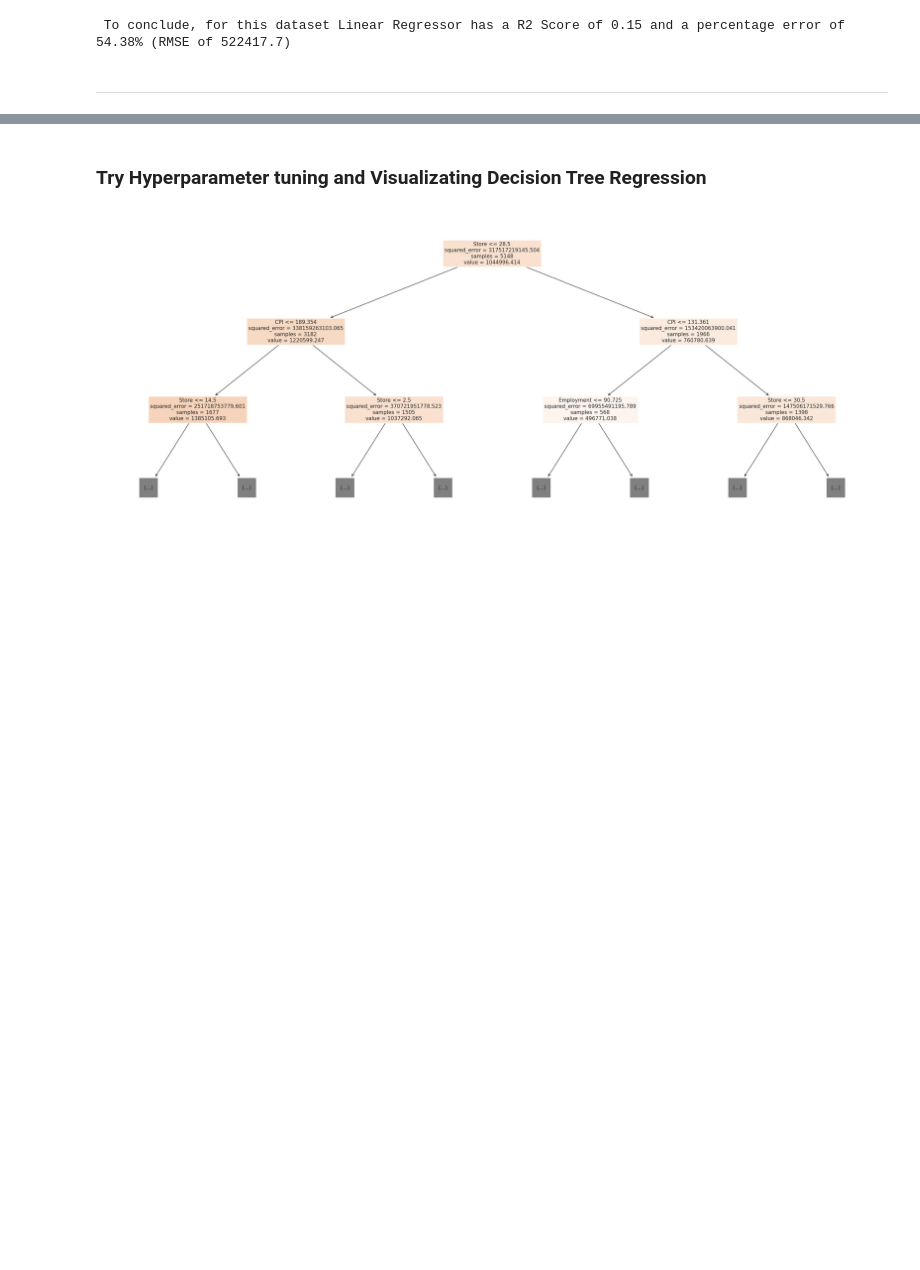
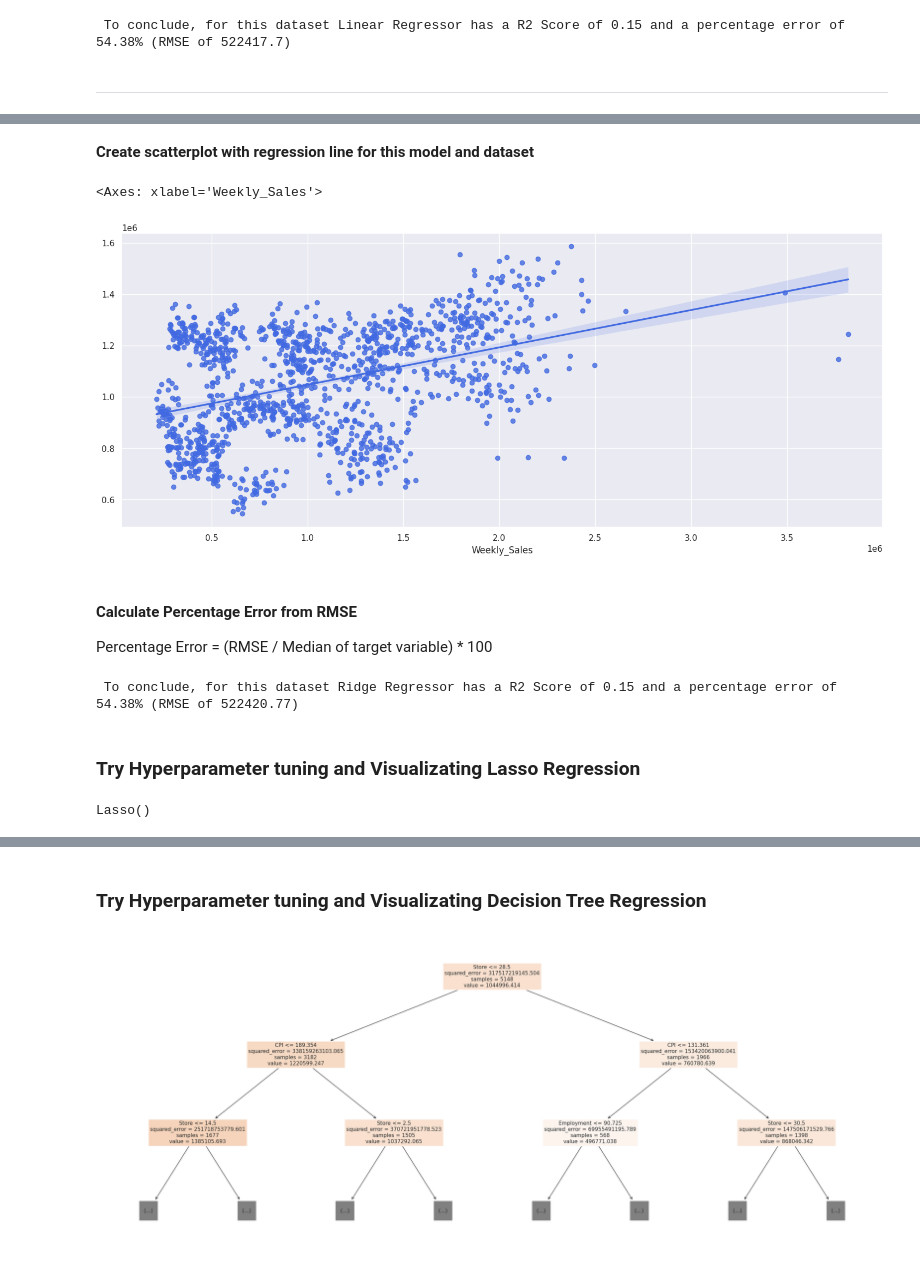
Before and after one commit to SatNichapon/DSI205_project, a Jupyter notebook: DSI205project.ipynb, the cells around one changed output, grey strips where cells are left out. Drawn from its saved outputs; the diff is of its cells as text; code cells hidden in the pictures; blank space fills up the shorter version.

```diff
--- a/DSI205project.ipynb
+++ b/DSI205project.ipynb
@@ -617,0 +666,11 @@ print(f'\033[1m To conclude, for this dataset Linear Regressor has a R2 Score of
+# %% [markdown]
+**Create scatterplot with regression line for this model and dataset**
+# %%
+plt.figure(figsize=(18, 7))
+sns.regplot(x=y_test, y=y_pred, ci=95, color ='royalblue')
+# %% [output]
+<Axes: xlabel='Weekly_Sales'>
+[figure, added]
+# %% [markdown]
+**<h4> Calculate Percentage Error from RMSE </h4>**
+Percentage Error = (RMSE / Median of target variable) * 100
@@ -617,0 +684,11 @@ print(f'\033[1m To conclude, for this dataset Linear Regressor has a R2 Score of
+# %%
+print(f'\033[1m To conclude, for this dataset Ridge Regressor has a R2 Score of {r_square} and a percentage error of {percentage_error}% (RMSE of {rmse.astype(float).round(2)})')
+# %% [output]
+ To conclude, for this dataset Ridge Regressor has a R2 Score of 0.15 and a percentage error of 54.38% (RMSE of 522420.77)
+# %% [markdown]
+### Try Hyperparameter tuning and Visualizating Lasso Regression
+# %%
+lasso_regressor = Lasso()
+lasso_regressor
+# %% [output]
+Lasso()
```
Also changed, not shown: parts of 25 cells of this notebook.
